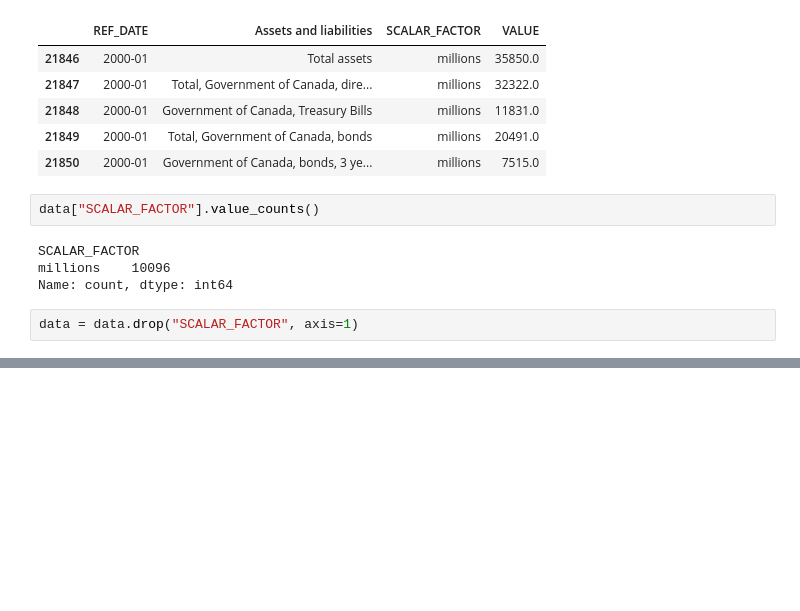
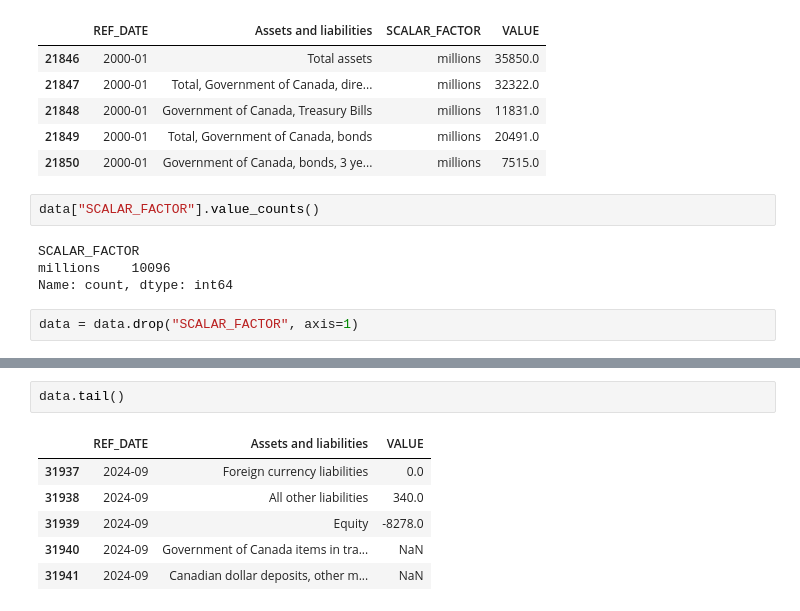
Before and after one commit to vanshuwjoshi/Bank-of-Canada-Assets-and-Liabilities, a Jupyter notebook: data_cleaning.ipynb, the cells around one changed output, grey strips where cells are left out. Cells and saved outputs as stored; diff of their text form; blank space fills up the shorter version.

```diff
--- a/data_cleaning.ipynb
+++ b/data_cleaning.ipynb
@@ -115,0 +127,9 @@ data = data.drop("SCALAR_FACTOR", axis=1)
+# %%
+data.tail()
+# %% [output]
+|  | REF_DATE | Assets and liabilities | VALUE |
+| 31937 | 2024-09 | Foreign currency liabilities | 0.0 |
+| 31938 | 2024-09 | All other liabilities | 340.0 |
+| 31939 | 2024-09 | Equity | -8278.0 |
+| 31940 | 2024-09 | Government of Canada items in tra... | NaN |
+| 31941 | 2024-09 | Canadian dollar deposits, other m... | NaN |
```
Also changed, not shown: parts of 4 cells of this notebook.
